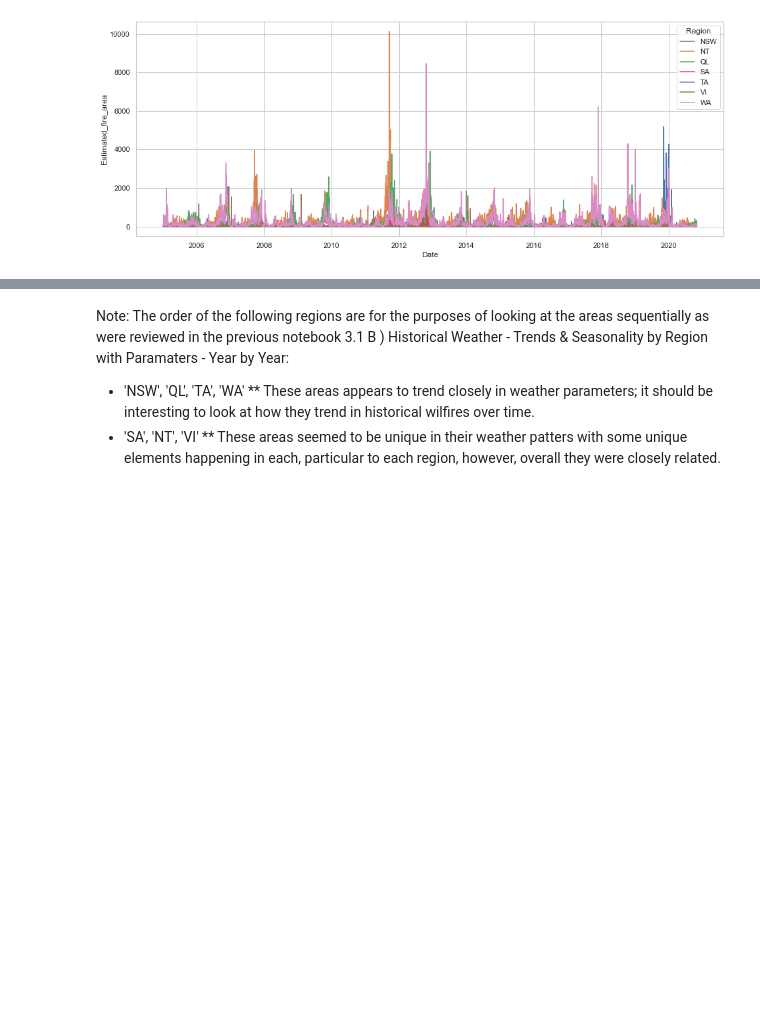
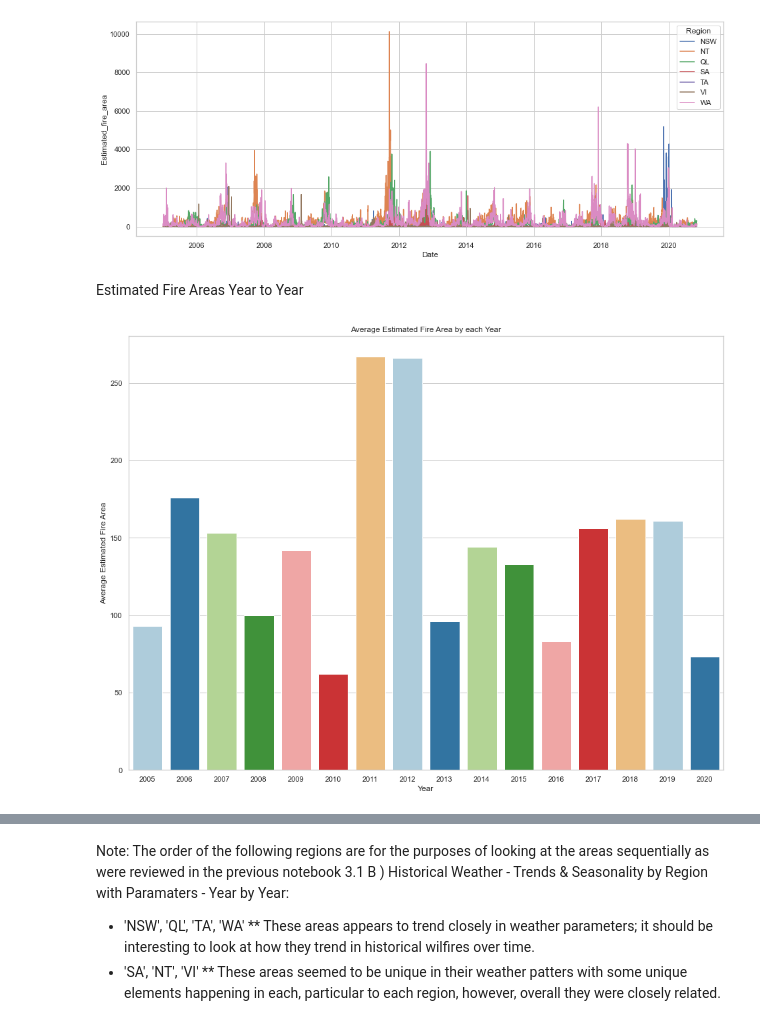
Before and after one commit to ElenaE873/WildfiresAustralia_CallforCode2020, a Jupyter notebook: Trends & Seasonality/3.1 C - 1) EDA - Historical Wildfires - Mean Estimated FIre Area - Trends & Seasonality Year by Year and Regions.ipynb, the cells around one changed output, grey strips where cells are left out. Saved outputs shown, nothing was run; the diff lists cells and outputs as text; code cells hidden in the pictures; blank space fills up the shorter version.

```diff
--- a/Trends & Seasonality/3.1 C - 1) EDA - Historical Wildfires - Mean Estimated FIre Area - Trends & Seasonality Year by Year and Regions.ipynb
+++ b/Trends & Seasonality/3.1 C - 1) EDA - Historical Wildfires - Mean Estimated FIre Area - Trends & Seasonality Year by Year and Regions.ipynb
@@ -78,3 +78,22 @@ sns.set(style="whitegrid")
 g = sns.lineplot(x="Date", y="Estimated_fire_area",hue='Region', data=wildfires_df)
 # %% [output]
 [figure]
+# %% [markdown]
+Estimated Fire Areas Year to Year
+# %%
+fire_areas = wildfires_df[['Region', 'Date', 'Estimated_fire_area']].copy()
+fire_areas = fire_areas.drop_duplicates().sort_values(by=['Date']).reset_index(drop=True)
+fire_areas['year'] = fire_areas['Date'].dt.year
+fire_areas['month'] = fire_areas['Date'].dt.month
+
+fire_year = fire_areas.groupby('year')[['Estimated_fire_area']].mean().round().reset_index()
+
+plt.figure(figsize=(16, 12))
+colors = sns.color_palette("Paired", 7)
+
+fig = sns.barplot(x="year", y="Estimated_fire_area", data=fire_year, palette=colors)
+fig.set_title('Average Estimated Fire Area by each Year')
+fig.set(xlabel='Year', ylabel='Average Estimated Fire Area')
+plt.show()
+# %% [output]
+[figure, added]
```
Also changed, not shown: parts of 20 cells of this notebook.
